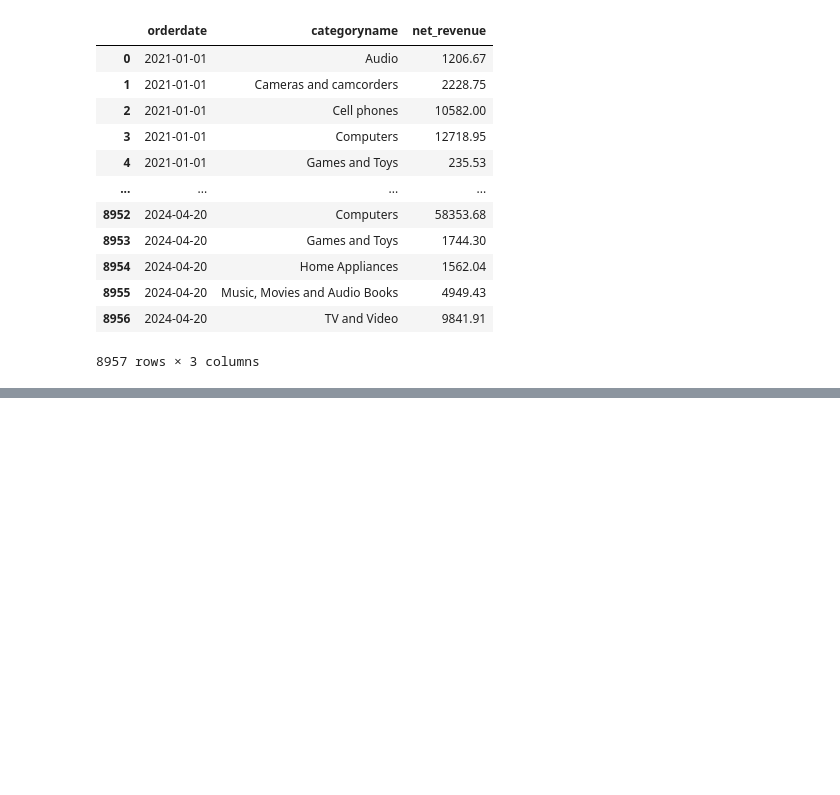
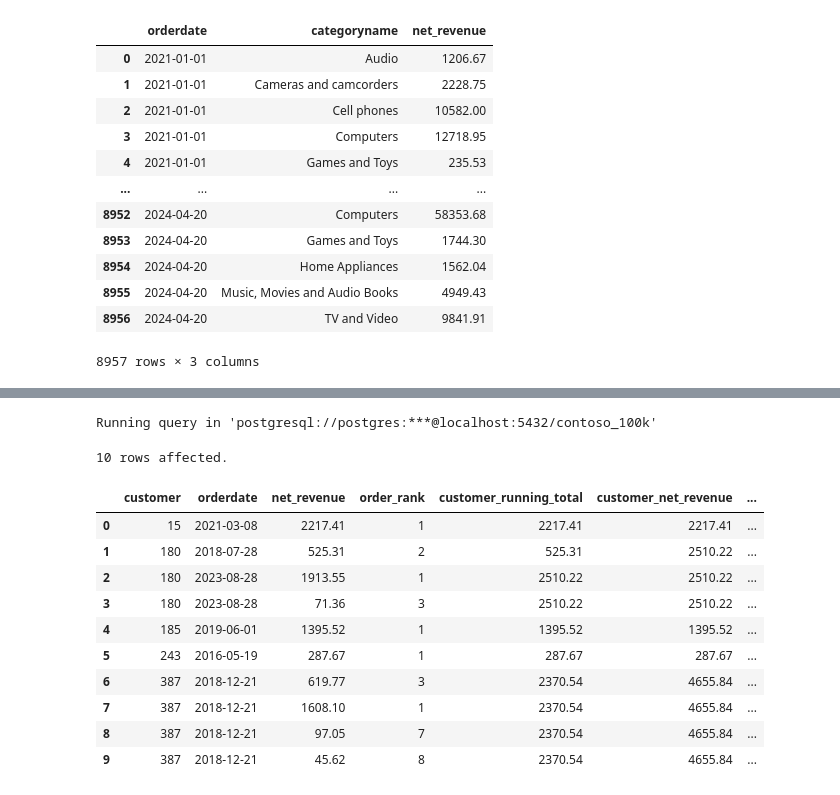
Before and after one commit to Gezzus1703/Google-Colab-SQL, a Jupyter notebook: Resources/Blank_SQL_Notebook.ipynb, the cells around one changed output, grey strips where cells are left out. Drawn from its saved outputs; the diff is of its cells as text; code cells hidden in the pictures; blank space fills up the shorter version.

```diff
--- a/Resources/Blank_SQL_Notebook.ipynb
+++ b/Resources/Blank_SQL_Notebook.ipynb
@@ -496,0 +551,38 @@ Running query in 'postgresql://postgres:***@localhost:5432/contoso_100k'
+# %%
+%%sql
+
+SELECT
+  customerkey AS customer,
+  orderdate,
+  (quantity * netprice * exchangerate) AS net_revenue,
+  ROW_NUMBER() OVER(
+    PARTITION BY customerkey
+    ORDER BY quantity * netprice * exchangerate DESC
+  ) AS order_rank,
+  SUM(quantity * netprice * exchangerate) OVER(
+    PARTITION BY customerkey
+    ORDER BY orderdate
+  ) AS customer_running_total,
+  SUM(quantity * netprice * exchangerate) OVER(
+    PARTITION BY customerkey
+  ) AS customer_net_revenue,
+  (quantity * netprice * exchangerate) / SUM(quantity * netprice * exchangerate) OVER(
+    PARTITION BY customerkey
+  ) * 100 AS pct_custoemr_revenue
+FROM sales
+ORDER BY customerkey, orderdate
+LIMIT 10;
+# %% [output]
+Running query in 'postgresql://postgres:***@localhost:5432/contoso_100k'
+10 rows affected.
+|  | customer | orderdate | net_revenue | order_rank | customer_running_total | customer_net_revenue | ... |
+| 0 | 15 | 2021-03-08 | 2217.41 | 1 | 2217.41 | 2217.41 | ... |
+| 1 | 180 | 2018-07-28 | 525.31 | 2 | 525.31 | 2510.22 | ... |
+| 2 | 180 | 2023-08-28 | 1913.55 | 1 | 2510.22 | 2510.22 | ... |
+| 3 | 180 | 2023-08-28 | 71.36 | 3 | 2510.22 | 2510.22 | ... |
+| 4 | 185 | 2019-06-01 | 1395.52 | 1 | 1395.52 | 1395.52 | ... |
+| 5 | 243 | 2016-05-19 | 287.67 | 1 | 287.67 | 287.67 | ... |
+| 6 | 387 | 2018-12-21 | 619.77 | 3 | 2370.54 | 4655.84 | ... |
+| 7 | 387 | 2018-12-21 | 1608.10 | 1 | 2370.54 | 4655.84 | ... |
+| 8 | 387 | 2018-12-21 | 97.05 | 7 | 2370.54 | 4655.84 | ... |
+| 9 | 387 | 2018-12-21 | 45.62 | 8 | 2370.54 | 4655.84 | ... |
```
Also changed, not shown: parts of 10 cells of this notebook.
